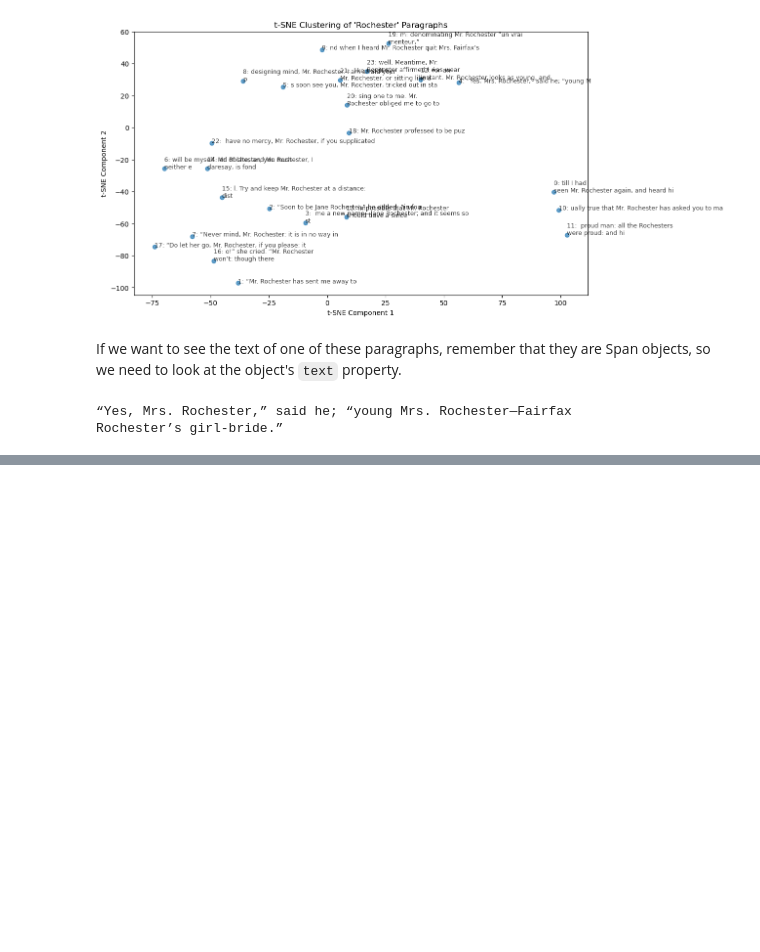
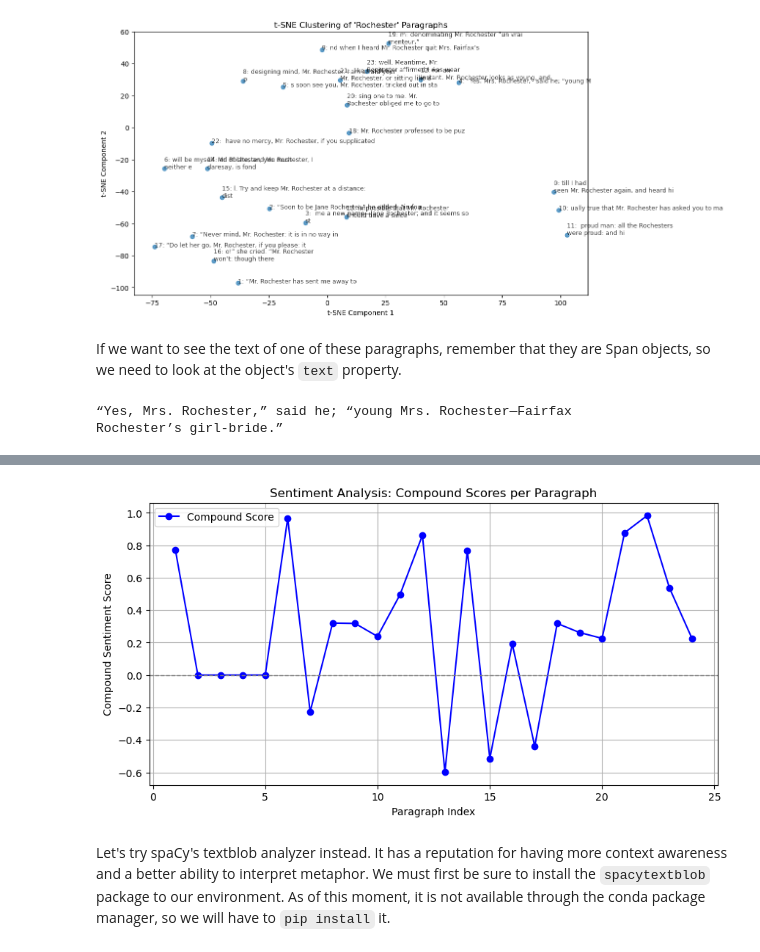
Before and after one commit to jruedas1/cedish-nlp-workshop, a Jupyter notebook: semantics-vectors-sentiment.ipynb, the cells around one changed output, grey strips where cells are left out. Saved outputs shown, nothing was run; the diff lists cells and outputs as text; code cells hidden in the pictures; blank space fills up the shorter version.

Commit message:
add revised version and sentiment code

```diff
--- a/Semantics-and-Vectors.ipynb
+++ b/semantics-vectors-sentiment.ipynb
@@ -421,0 +464,2 @@ Rochester’s girl-bride.”
+# %%
+sid = SentimentIntensityAnalyzer()
@@ -421,0 +476,6 @@ Rochester’s girl-bride.”
+# %%
+for para in rochester_text_paras:
+    print(para)
+    print('--------------')
+    print(sid.polarity_scores(para))
+    print("")
@@ -421,0 +504,2 @@ Rochester’s girl-bride.”
+# %%
+scores = [sid.polarity_scores(para) for para in rochester_text_paras]
@@ -421,0 +526,24 @@ Rochester’s girl-bride.”
+# %%
+compound_scores = [entry['compound'] for entry in scores]
+# %%
+# X-axis: paragraph indices
+x_values = list(range(1, len(compound_scores) + 1))
+
+# Plot the data
+plt.figure(figsize=(10, 5))
+plt.plot(x_values, compound_scores, marker='o', linestyle='-', color='b', label="Compound Score")
+
+# Formatting
+plt.xlabel("Paragraph Index")
+plt.ylabel("Compound Sentiment Score")
+plt.title("Sentiment Analysis: Compound Scores per Paragraph")
+plt.axhline(0, color='gray', linestyle='--', linewidth=1)  # Zero sentiment reference line
+plt.legend()
+plt.grid(True)
+
+# Show the plot
+plt.show()
+# %% [output]
+[figure, added]
+# %% [markdown]
+Let's try spaCy's textblob analyzer instead. It has a reputation for having more context awareness and a better ability to interpret metaphor. We must first be sure to install the `spacytextblob` package to our environment. As of this moment, it is not available through the conda package manager, so we will have to `pip install` it.
```
Also changed, not shown: parts of 29 cells of this notebook.
